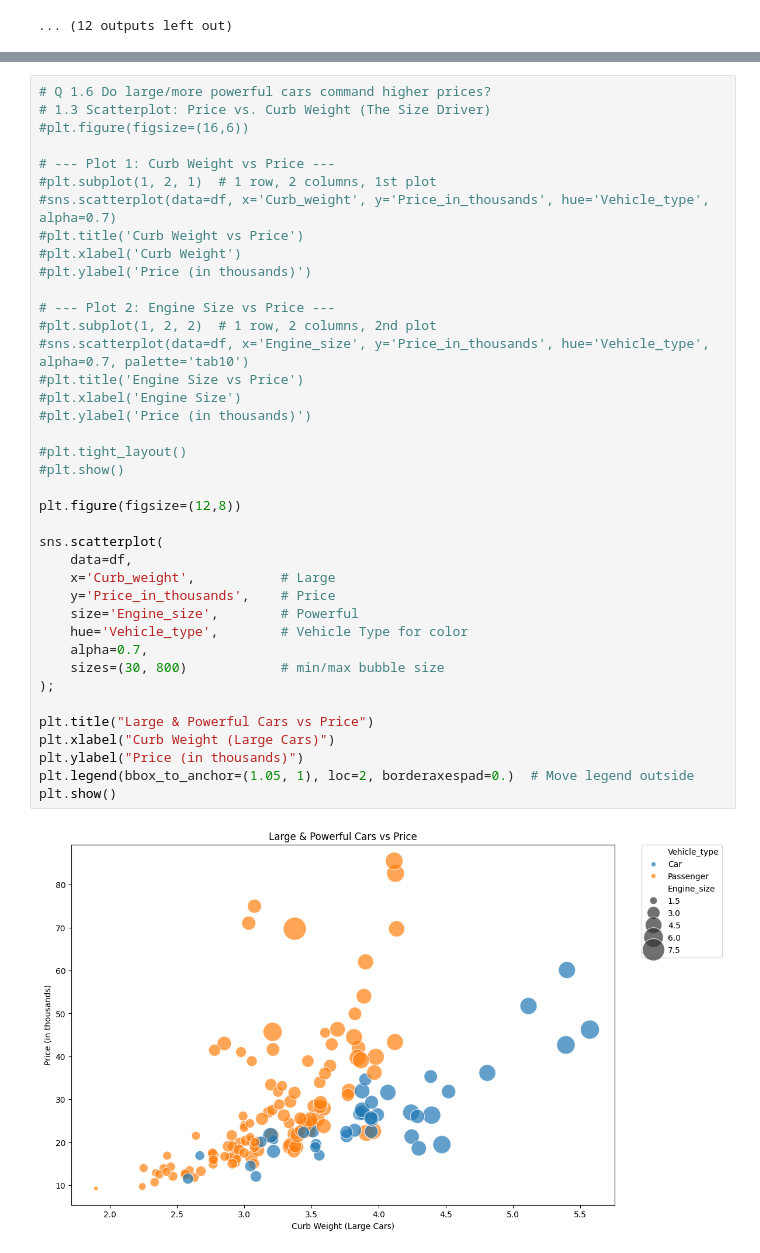
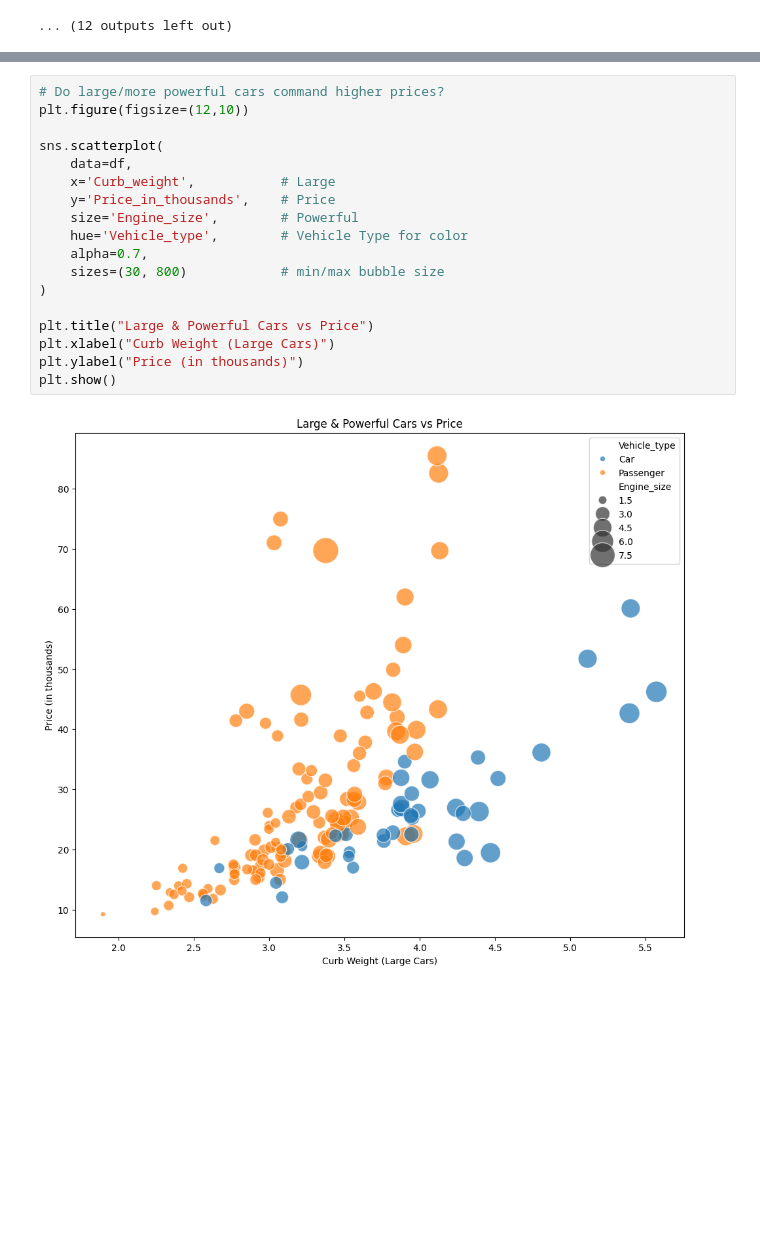
Before and after one commit to bencygv/Project, a Jupyter notebook: notebooks/01_exploration.ipynb, the cells around one changed output, grey strips where cells are left out. Saved outputs shown, nothing was run; the diff lists cells and outputs as text; blank space fills up the shorter version.

```diff
--- a/notebooks/01_exploration.ipynb
+++ b/notebooks/01_exploration.ipynb
@@ -460,43 +647,22 @@ plt.show()
 # %% [output]
 [figure]
 # %%
-# Q 1.6 Do large/more powerful cars command higher prices?
-# 1.3 Scatterplot: Price vs. Curb Weight (The Size Driver)
-#plt.figure(figsize=(16,6))
-
-# --- Plot 1: Curb Weight vs Price ---
-#plt.subplot(1, 2, 1)  # 1 row, 2 columns, 1st plot
-#sns.scatterplot(data=df, x='Curb_weight', y='Price_in_thousands', hue='Vehicle_type', alpha=0.7)
-#plt.title('Curb Weight vs Price')
-#plt.xlabel('Curb Weight')
-#plt.ylabel('Price (in thousands)')
-
-# --- Plot 2: Engine Size vs Price ---
-#plt.subplot(1, 2, 2)  # 1 row, 2 columns, 2nd plot
-#sns.scatterplot(data=df, x='Engine_size', y='Price_in_thousands', hue='Vehicle_type', alpha=0.7, palette='tab10')
-#plt.title('Engine Size vs Price')
-#plt.xlabel('Engine Size')
-#plt.ylabel('Price (in thousands)')
-
-#plt.tight_layout()
-#plt.show()
-
-plt.figure(figsize=(12,8))
+# Do large/more powerful cars command higher prices?
+plt.figure(figsize=(12,10))
 
 sns.scatterplot(
     data=df,
     x='Curb_weight',           # Large
     y='Price_in_thousands',    # Price
     size='Engine_size',        # Powerful
     hue='Vehicle_type',        # Vehicle Type for color
     alpha=0.7,
     sizes=(30, 800)            # min/max bubble size
-);
+)
 
 plt.title("Large & Powerful Cars vs Price")
 plt.xlabel("Curb Weight (Large Cars)")
 plt.ylabel("Price (in thousands)")
-plt.legend(bbox_to_anchor=(1.05, 1), loc=2, borderaxespad=0.)  # Move legend outside
 plt.show()
 # %% [output]
-[figure, old version]
+[figure, new version]
```
Also changed, not shown: parts of 21 cells of this notebook.
